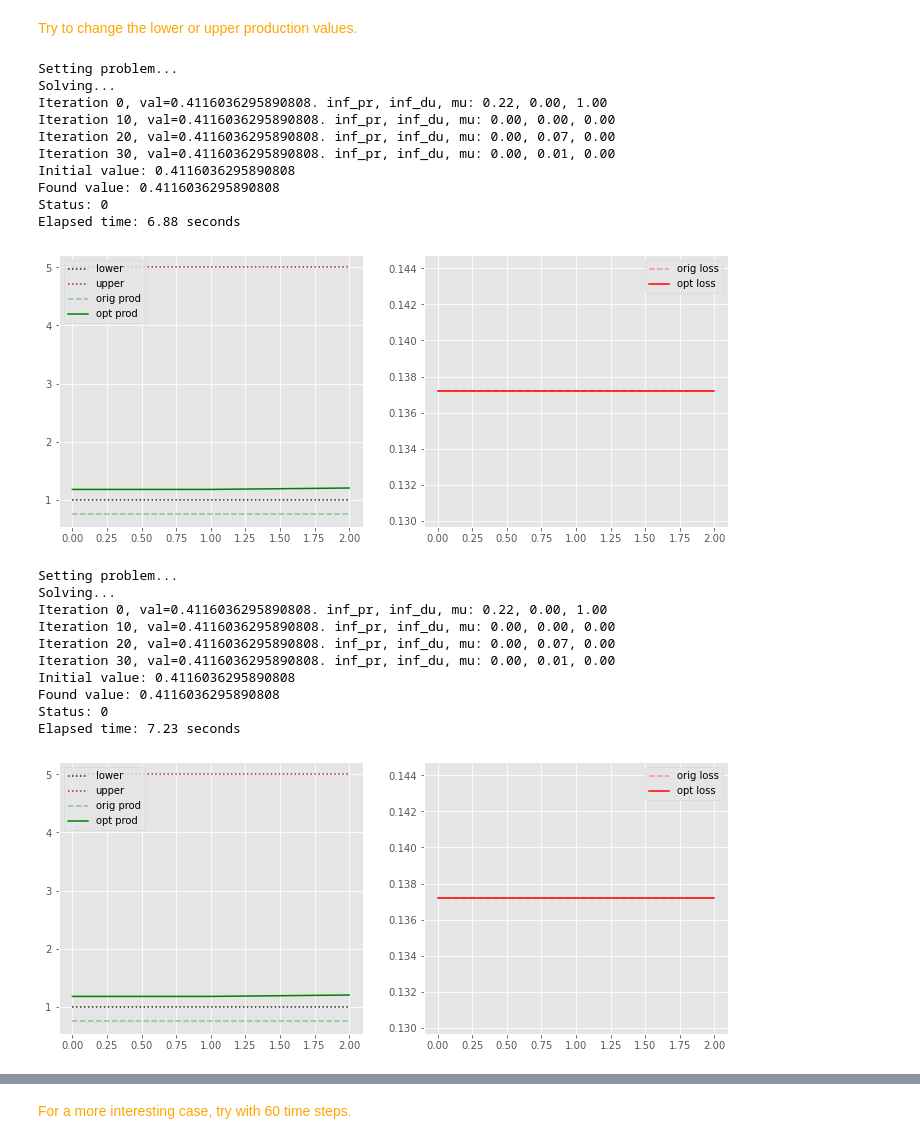
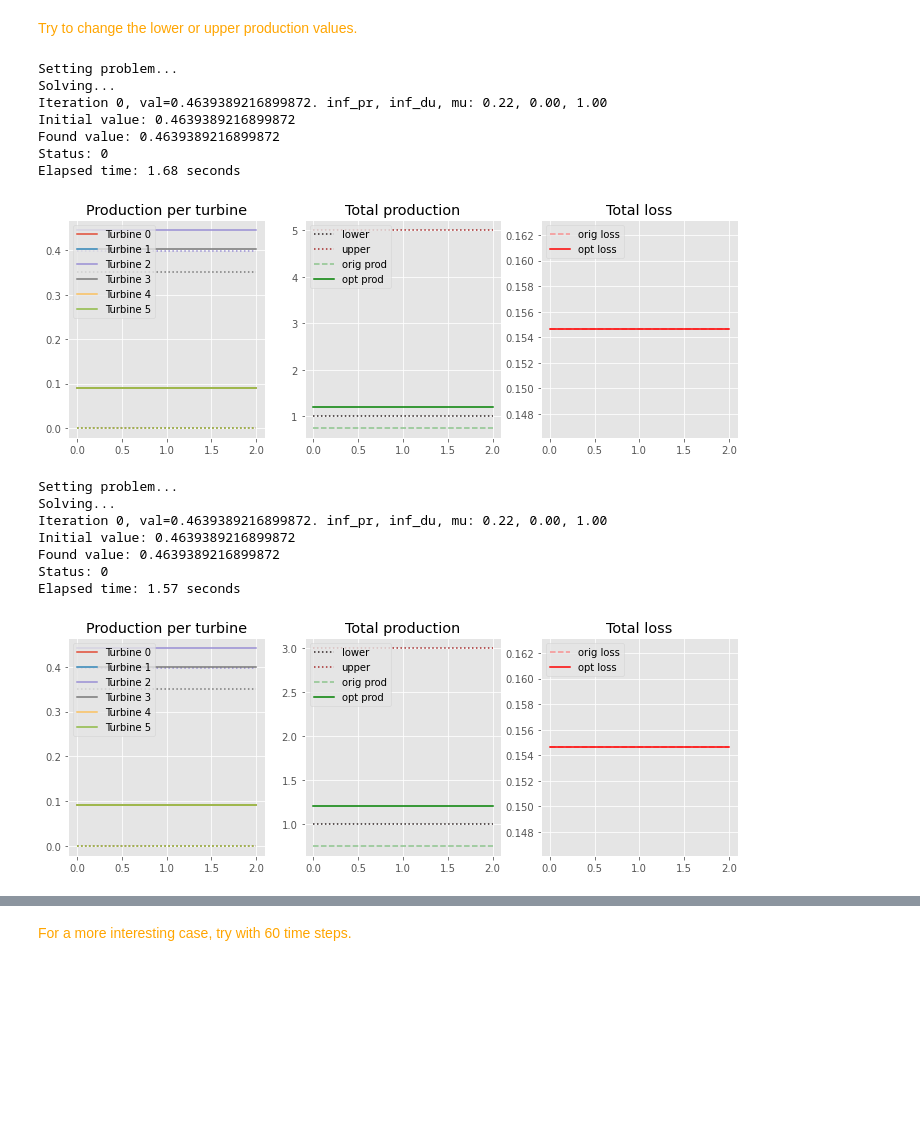
Before and after one commit to sintefmath/Digitalakademi, a Jupyter notebook: Details of Machine Learning and Optimisation/hands on/ML_opt.ipynb, the cells around one changed output, grey strips where cells are left out. Saved outputs shown, nothing was run; the diff lists cells and outputs as text; code cells hidden in the pictures; blank space fills up the shorter version.

```diff
--- a/Details of Machine Learning and Optimisation/hands on/ML_opt.ipynb
+++ b/Details of Machine Learning and Optimisation/hands on/ML_opt.ipynb
@@ -292,22 +292,32 @@ def get_gradients(model, inputs):
 def plot_results(axs, init, found, obj):
     bound_palette = sns.dark_palette('brown')
     production_palette = sns.light_palette('green')
+    turbine_palette = sns.color_palette()
     loss_palette = sns.light_palette('red')
     time_indices = np.array(range(obj.rows))
 
-    #An ax a day -- will be correct if day prod is indeed the first
-    axs[0].plot(time_indices, obj.lower_cons[:len(time_indices)], label='lower', c=bound_palette[0], linestyle='dotted')
-    axs[0].plot(time_indices, obj.upper_cons[:len(time_indices)], label='upper', c=bound_palette[-1], linestyle='dotted')
-    axs[0].plot(time_indices, init.sum(axis=1), label='orig prod', c=production_palette[2], linestyle='dashed')
-    axs[0].plot(time_indices, found.sum(axis=1), label='opt prod', c=production_palette[-1])
+    for j in range(obj.free_cols):
+        c = turbine_palette[j]
+        axs[0].plot(time_indices, found[:,j], label=f'Turbine {j}', c = c)
+        axs[0].plot(time_indices, init[:,j], c = c, linestyle = 'dotted')
     axs[0].legend(loc='upper left')
+    axs[0].set_title('Production per turbine')
+
+    # We will sum
+    axs[1].plot(time_indices, obj.lower_cons[:len(time_indices)], label='lower', c=bound_palette[0], linestyle='dotted')
+    axs[1].plot(time_indices, obj.upper_cons[:len(time_indices)], label='upper', c=bound_palette[-1], linestyle='dotted')
+    axs[1].plot(time_indices, init.sum(axis=1), label='orig prod', c=production_palette[2], linestyle='dashed')
+    axs[1].plot(time_indices, found.sum(axis=1), label='opt prod', c=production_palette[-1])
+    axs[1].legend(loc='upper left')
+    axs[1].set_title('Total production')
 
     #This is a bit awkward, but no matter. The last output feature is total loss as seen above
     init_original_features = obj.to_internal(init.flatten())
     found_original_features = obj.to_internal(found.flatten())
-    axs[1].plot(time_indices, obj.model(init_original_features).numpy()[:,-1], label ='orig loss', c = loss_palette[2], linestyle='dashed')
-    axs[1].plot(time_indices, obj.model(found_original_features).numpy()[:,-1], label = 'opt loss', c = loss_palette[-1])
-    axs[1].legend(loc='upper right')
+    axs[2].plot(time_indices, obj.model(init_original_features).numpy()[:,-1], label ='orig loss', c = loss_palette[2], linestyle='dashed')
+    axs[2].plot(time_indices, obj.model(found_original_features).numpy()[:,-1], label = 'opt loss', c = loss_palette[-1])
+    axs[2].legend(loc='upper left')
+    axs[2].set_title('Total loss')
 # %% [markdown]
 ### Simple optimization
 
@@ -450,6 +428,7 @@ def optimize_model(obj, x0):
                 cu = obj.upper_cons,
     )
 
+    nlp.add_option('tol', 1e-2)
     print('Solving...')
 
     start = time.time()
@@ -466,51 +445,45 @@ def optimize_model(obj, x0):
 # %% [markdown]
 <span style="color:orange"> Try to change the lower or upper production values. </span>
 # %%
+#Sparse time!
 # Let's try with only three time steps first
 tf.logging.set_verbosity(tf.logging.ERROR) #TODO remove this
 
 rows = 3
 init = initial_values[:rows,:]
 
-obj = SimpleProblem(rows, model, fixed_heights, basic_callback, 1.0, 5.0)
+obj = SimpleProblemSparse(rows, model, fixed_heights, basic_callback, 1.0, 5.0)
 found = optimize_model(obj, init)
 
-fig, ax = plt.subplots(1,2, figsize=(12,5))
+fig, ax = plt.subplots(1,3, figsize=(12,4))
 plot_results(ax, init, found, obj)
 # %% [output]
 Setting problem...
 Solving...
-Iteration 0, val=0.4116036295890808. inf_pr, inf_du, mu: 0.22, 0.00, 1.00
-Iteration 10, val=0.4116036295890808. inf_pr, inf_du, mu: 0.00, 0.00, 0.00
-Iteration 20, val=0.4116036295890808. inf_pr, inf_du, mu: 0.00, 0.07, 0.00
-Iteration 30, val=0.4116036295890808. inf_pr, inf_du, mu: 0.00, 0.01, 0.00
-Initial value: 0.4116036295890808
-Found value: 0.4116036295890808
+Iteration 0, val=0.4639389216899872. inf_pr, inf_du, mu: 0.22, 0.00, 1.00
+Initial value: 0.4639389216899872
+Found value: 0.4639389216899872
 Status: 0
-Elapsed time: 6.88 seconds
+Elapsed time: 1.68 seconds
-[figure, old version]
+[figure, new version]
 # %%
-#Sparse time!
-# Let's try with only three time steps first
-tf.logging.set_verbosity(tf.logging.ERROR) #TODO remove this
+#Same with sparsity
 
+#Reduce upper
 rows = 3
 init = initial_values[:rows,:]
 
-obj = SimpleProblemSparse(rows, model, fixed_heights, basic_callback, 1.0, 5.0)
+obj = SimpleProblemSparse(rows, model, fixed_heights, basic_callback, 1.0, 3.0)
 found = optimize_model(obj, init)
 
-fig, ax = plt.subplots(1,2, figsize=(12,5))
+fig, ax = plt.subplots(1,3, figsize=(12,4))
 plot_results(ax, init, found, obj)
 # %% [output]
 Setting problem...
 Solving...
-Iteration 0, val=0.4116036295890808. inf_pr, inf_du, mu: 0.22, 0.00, 1.00
-Iteration 10, val=0.4116036295890808. inf_pr, inf_du, mu: 0.00, 0.00, 0.00
-Iteration 20, val=0.4116036295890808. inf_pr, inf_du, mu: 0.00, 0.07, 0.00
-Iteration 30, val=0.4116036295890808. inf_pr, inf_du, mu: 0.00, 0.01, 0.00
-Initial value: 0.4116036295890808
-Found value: 0.4116036295890808
+Iteration 0, val=0.4639389216899872. inf_pr, inf_du, mu: 0.22, 0.00, 1.00
+Initial value: 0.4639389216899872
+Found value: 0.4639389216899872
 Status: 0
-Elapsed time: 7.23 seconds
+Elapsed time: 1.57 seconds
-[figure, old version]
+[figure, new version]
```
Also changed, not shown: parts of 30 cells of this notebook.
